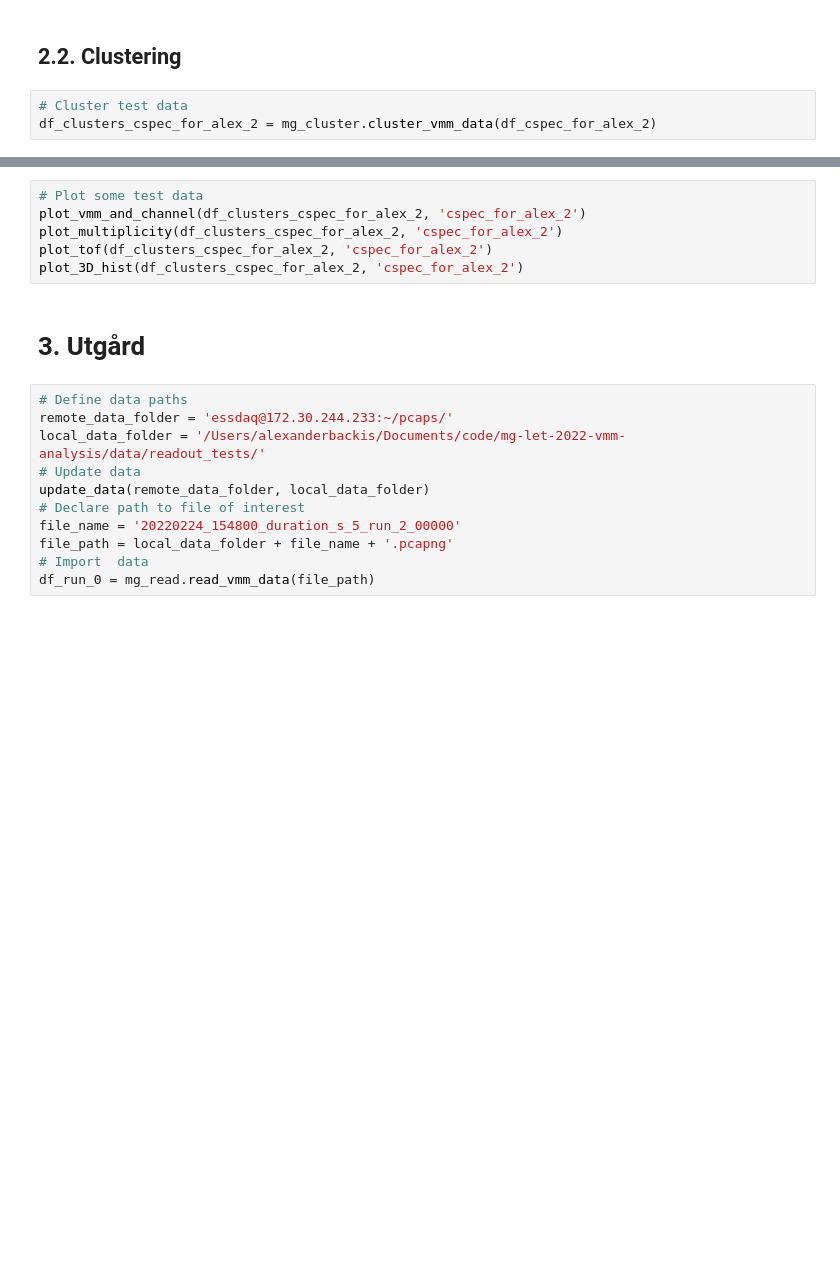
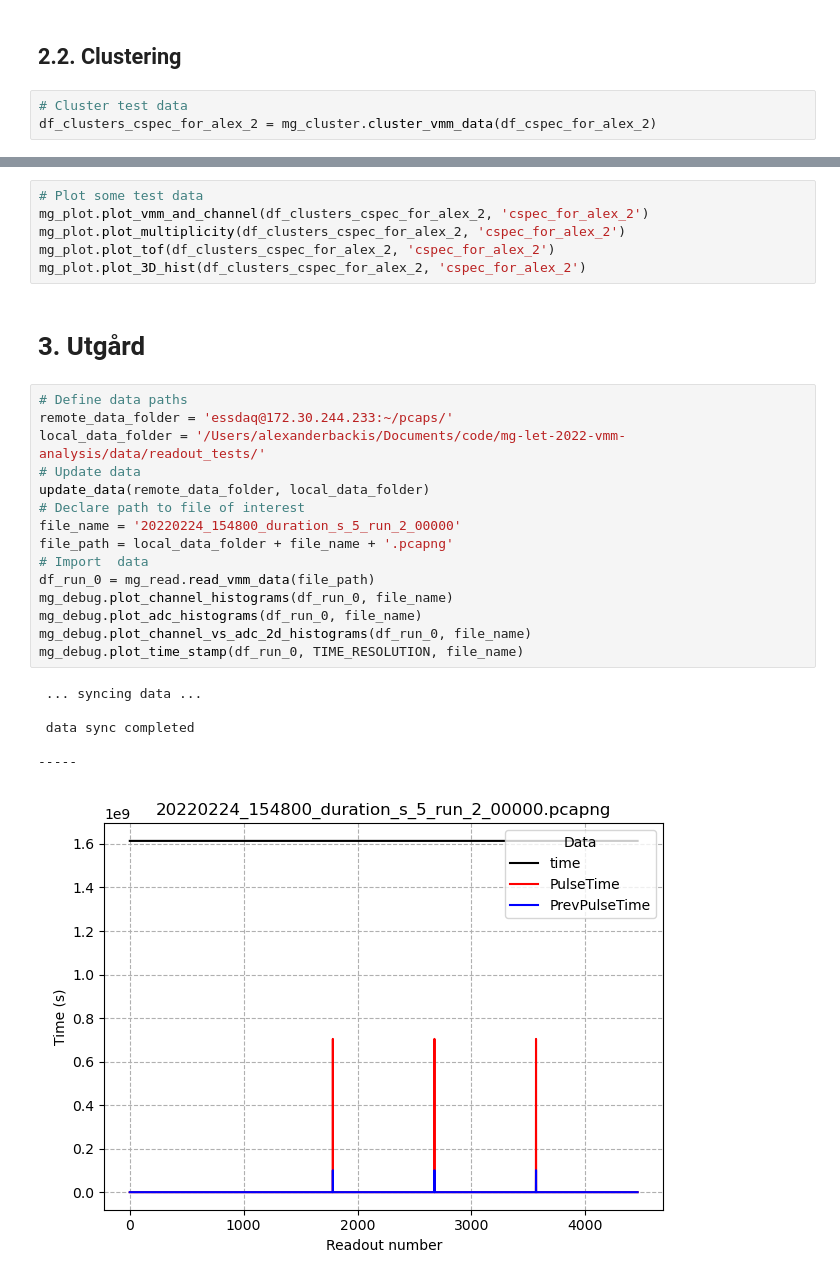
Before and after one commit to ess-dg/mg-let-2022-vmm-analysis, a Jupyter notebook: notebooks/preparations_mg_let.ipynb, the cells around one changed output, grey strips where cells are left out. Saved outputs shown, nothing was run; the diff lists cells and outputs as text; blank space fills up the shorter version.

Commit message:
Added more debug tools for MG-LET detector

```diff
--- a/notebooks/preparations_mg_let.ipynb
+++ b/notebooks/preparations_mg_let.ipynb
@@ -387,19 +142,30 @@ def plot_3D_hist(df, title):
 # %%
 # Plot some test data
-plot_vmm_and_channel(df_clusters_cspec_for_alex_2, 'cspec_for_alex_2')
-plot_multiplicity(df_clusters_cspec_for_alex_2, 'cspec_for_alex_2')
-plot_tof(df_clusters_cspec_for_alex_2, 'cspec_for_alex_2')
-plot_3D_hist(df_clusters_cspec_for_alex_2, 'cspec_for_alex_2')
+mg_plot.plot_vmm_and_channel(df_clusters_cspec_for_alex_2, 'cspec_for_alex_2')
+mg_plot.plot_multiplicity(df_clusters_cspec_for_alex_2, 'cspec_for_alex_2')
+mg_plot.plot_tof(df_clusters_cspec_for_alex_2, 'cspec_for_alex_2')
+mg_plot.plot_3D_hist(df_clusters_cspec_for_alex_2, 'cspec_for_alex_2')
 # %% [markdown]
 # 3. Utgård<a class="anchor" id="UTGÅRD"></a>
 # %%
 # Define data paths
 remote_data_folder = 'essdaq@172.30.244.233:~/pcaps/'
 local_data_folder = '/Users/alexanderbackis/Documents/code/mg-let-2022-vmm-analysis/data/readout_tests/'
 # Update data
 update_data(remote_data_folder, local_data_folder)
 # Declare path to file of interest
 file_name = '20220224_154800_duration_s_5_run_2_00000'
 file_path = local_data_folder + file_name + '.pcapng'
 # Import  data
 df_run_0 = mg_read.read_vmm_data(file_path)
+mg_debug.plot_channel_histograms(df_run_0, file_name)
+mg_debug.plot_adc_histograms(df_run_0, file_name)
+mg_debug.plot_channel_vs_adc_2d_histograms(df_run_0, file_name)
+mg_debug.plot_time_stamp(df_run_0, TIME_RESOLUTION, file_name)
+# %% [output]
+ ... syncing data ...
+
+ data sync completed
+
+-----
+[figure, added]
```
Also changed, not shown: parts of 6 cells of this notebook, 2 other files.
